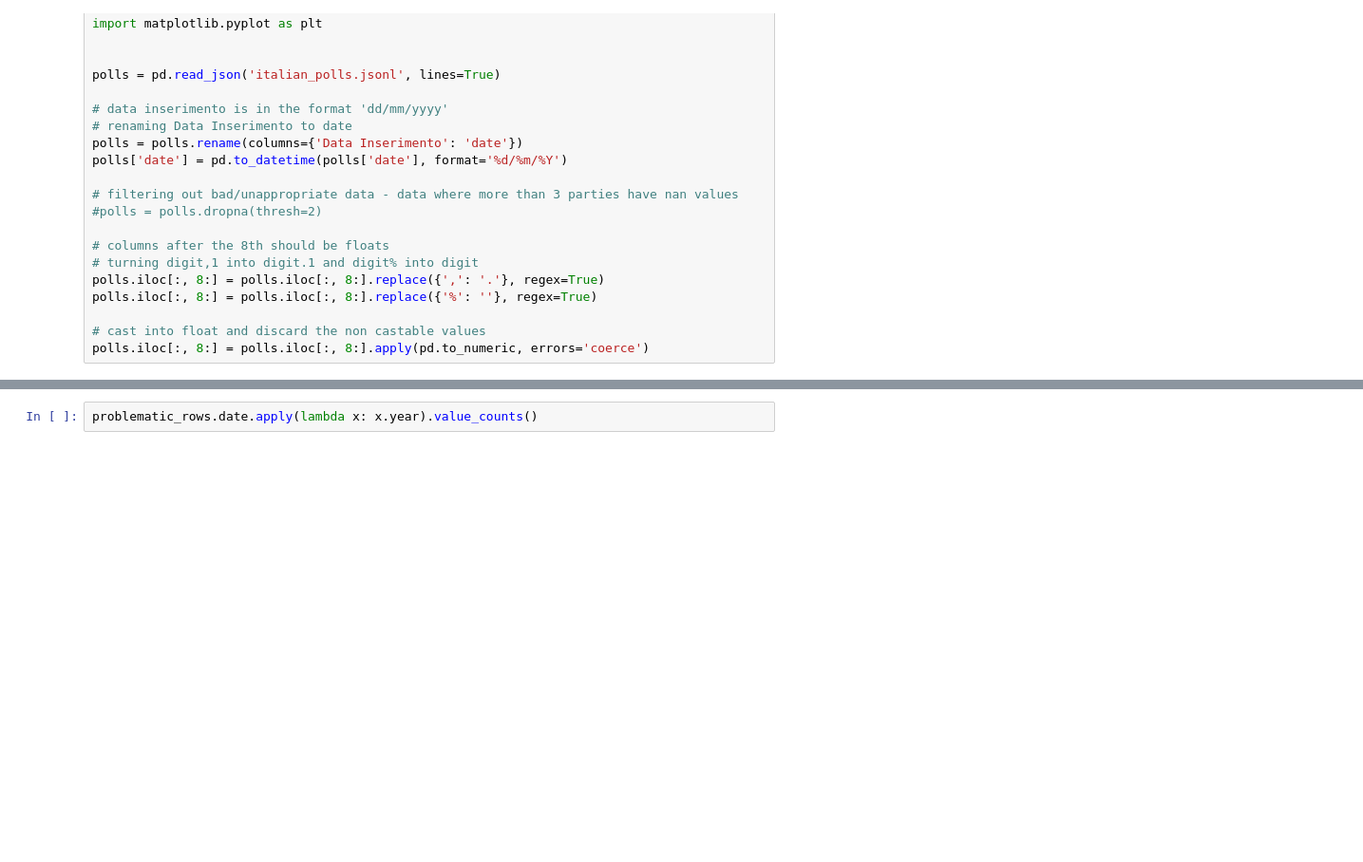
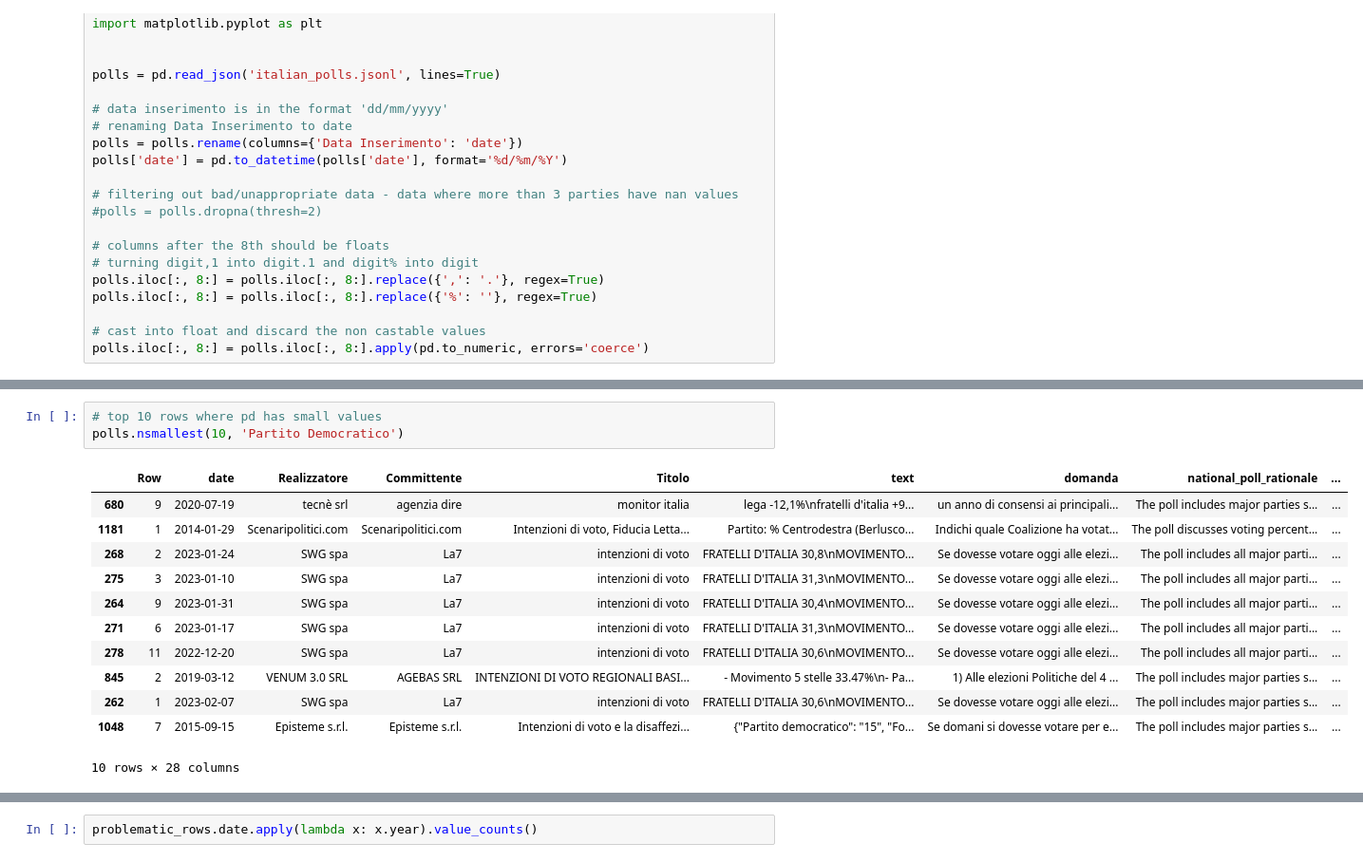
Before and after one commit to ruggsea/llm_italian_poll_scraper, a Jupyter notebook: eda.ipynb, the cells around one changed output, grey strips where cells are left out. Shown: that part at 95% size. Drawn from its saved outputs; the diff is of its cells as text; blank space fills up the shorter version.

```diff
--- a/eda.ipynb
+++ b/eda.ipynb
@@ -42,0 +43,16 @@ polls
+# %%
+# top 10 rows where pd has small values
+polls.nsmallest(10, 'Partito Democratico')
+# %% [output]
+|  | Row | date | Realizzatore | Committente | Titolo | text | domanda | national_poll_rationale | ... |
+| 680 | 9 | 2020-07-19 | tecnè srl | agenzia dire | monitor italia | lega -12,1%\nfratelli d'italia +9... | un anno di consensi ai principali... | The poll includes major parties s... | ... |
+| 1181 | 1 | 2014-01-29 | Scenaripolitici.com | Scenaripolitici.com | Intenzioni di voto, Fiducia Letta... | Partito: % Centrodestra (Berlusco... | Indichi quale Coalizione ha votat... | The poll discusses voting percent... | ... |
+| 268 | 2 | 2023-01-24 | SWG spa | La7 | intenzioni di voto | FRATELLI D'ITALIA 30,8\nMOVIMENTO... | Se dovesse votare oggi alle elezi... | The poll includes all major parti... | ... |
+| 275 | 3 | 2023-01-10 | SWG spa | La7 | intenzioni di voto | FRATELLI D'ITALIA 31,3\nMOVIMENTO... | Se dovesse votare oggi alle elezi... | The poll includes all major parti... | ... |
+| 264 | 9 | 2023-01-31 | SWG spa | La7 | intenzioni di voto | FRATELLI D'ITALIA 30,4\nMOVIMENTO... | Se dovesse votare oggi alle elezi... | The poll includes all major parti... | ... |
+| 271 | 6 | 2023-01-17 | SWG spa | La7 | intenzioni di voto | FRATELLI D'ITALIA 31,3\nMOVIMENTO... | Se dovesse votare oggi alle elezi... | The poll includes all major parti... | ... |
+| 278 | 11 | 2022-12-20 | SWG spa | La7 | intenzioni di voto | FRATELLI D'ITALIA 30,6\nMOVIMENTO... | Se dovesse votare oggi alle elezi... | The poll includes all major parti... | ... |
+| 845 | 2 | 2019-03-12 | VENUM 3.0 SRL | AGEBAS SRL | INTENZIONI DI VOTO REGIONALI BASI... | - Movimento 5 stelle 33.47%\n- Pa... | 1) Alle elezioni Politiche del 4 ... | The poll includes major parties s... | ... |
+| 262 | 1 | 2023-02-07 | SWG spa | La7 | intenzioni di voto | FRATELLI D'ITALIA 30,6\nMOVIMENTO... | Se dovesse votare oggi alle elezi... | The poll includes major parties s... | ... |
+| 1048 | 7 | 2015-09-15 | Episteme s.r.l. | Episteme s.r.l. | Intenzioni di voto e la disaffezi... | {"Partito democratico": "15", "Fo... | Se domani si dovesse votare per e... | The poll includes major parties s... | ... |
+10 rows × 28 columns
```
Also changed, not shown: parts of 4 cells of this notebook, 1 other file.
